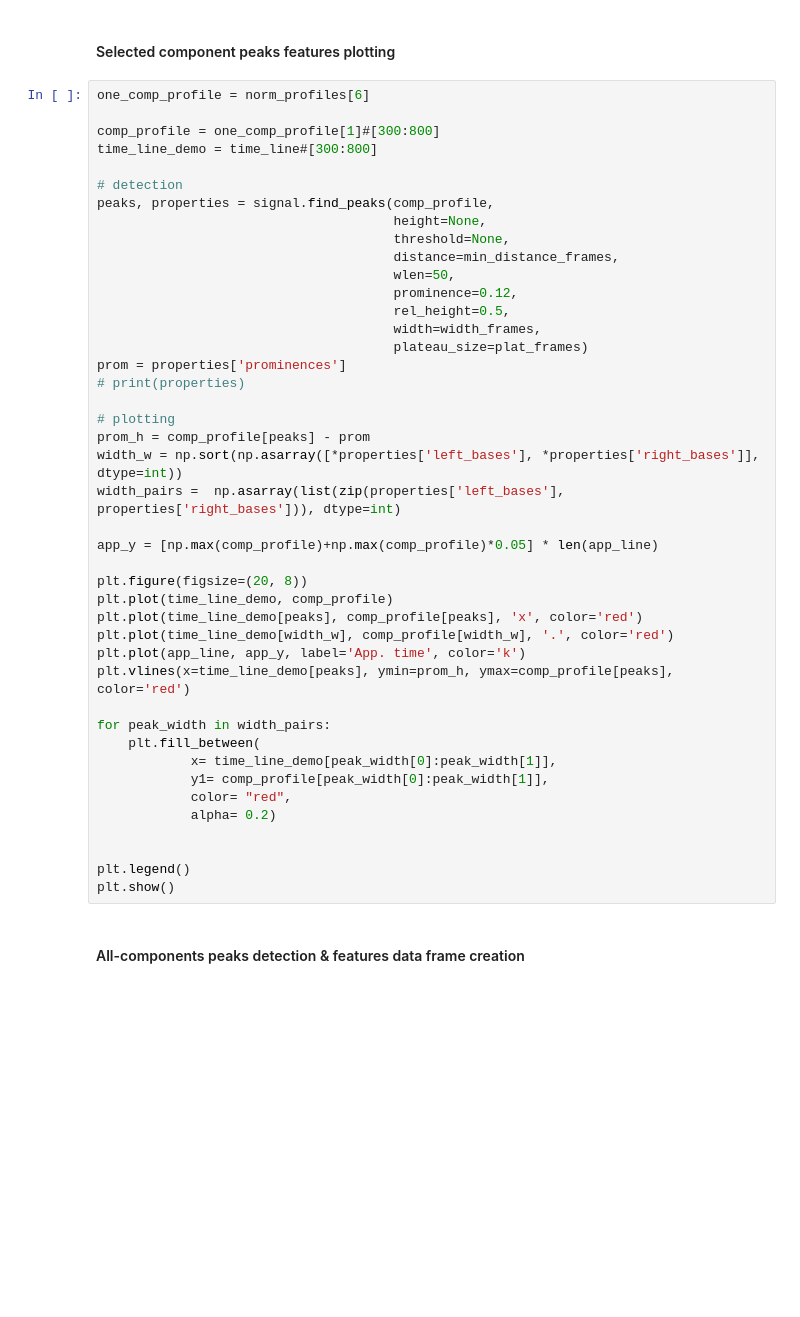
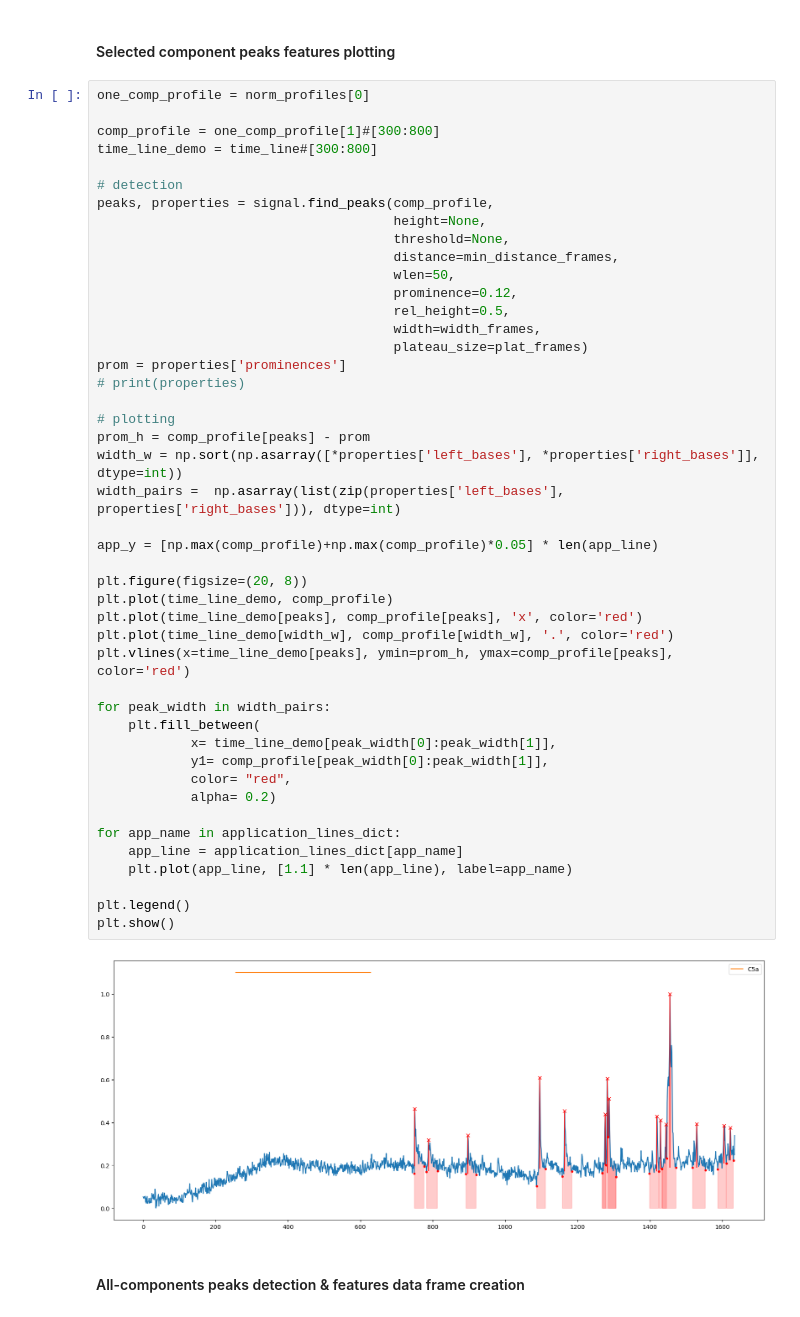
Before and after one commit to wisstock/microca, a Jupyter notebook: demo_peak_det.ipynb, the cells around one changed output. Saved outputs shown, nothing was run; the diff lists cells and outputs as text; blank space fills up the shorter version.

```diff
--- a/demo_peak_det.ipynb
+++ b/demo_peak_det.ipynb
@@ -124,7 +134,7 @@ plt.show()
 # %% [markdown]
 #### Selected component peaks features plotting
 # %%
-one_comp_profile = norm_profiles[6]
+one_comp_profile = norm_profiles[0]
 
 comp_profile = one_comp_profile[1]#[300:800]
 time_line_demo = time_line#[300:800]
@@ -138,34 +148,38 @@ peaks, properties = signal.find_peaks(comp_profile,
                                       prominence=0.12,
                                       rel_height=0.5,
                                       width=width_frames,
                                       plateau_size=plat_frames)
 prom = properties['prominences']
 # print(properties)
 
 # plotting
 prom_h = comp_profile[peaks] - prom
 width_w = np.sort(np.asarray([*properties['left_bases'], *properties['right_bases']], dtype=int))
 width_pairs =  np.asarray(list(zip(properties['left_bases'], properties['right_bases'])), dtype=int)
 
 app_y = [np.max(comp_profile)+np.max(comp_profile)*0.05] * len(app_line)
 
 plt.figure(figsize=(20, 8))
 plt.plot(time_line_demo, comp_profile)
 plt.plot(time_line_demo[peaks], comp_profile[peaks], 'x', color='red')
 plt.plot(time_line_demo[width_w], comp_profile[width_w], '.', color='red')
-plt.plot(app_line, app_y, label='App. time', color='k')
 plt.vlines(x=time_line_demo[peaks], ymin=prom_h, ymax=comp_profile[peaks], color='red')
 
 for peak_width in width_pairs:
     plt.fill_between(
             x= time_line_demo[peak_width[0]:peak_width[1]],
             y1= comp_profile[peak_width[0]:peak_width[1]],
             color= "red",
             alpha= 0.2)
 
+for app_name in application_lines_dict:
+    app_line = application_lines_dict[app_name]
+    plt.plot(app_line, [1.1] * len(app_line), label=app_name)
 
 plt.legend()
 plt.show()
+# %% [output]
+[figure, added]
 # %% [markdown]
 #### All-components peaks detection & features data frame creation
 # %%
```
Also changed, not shown: parts of 4 cells of this notebook.
